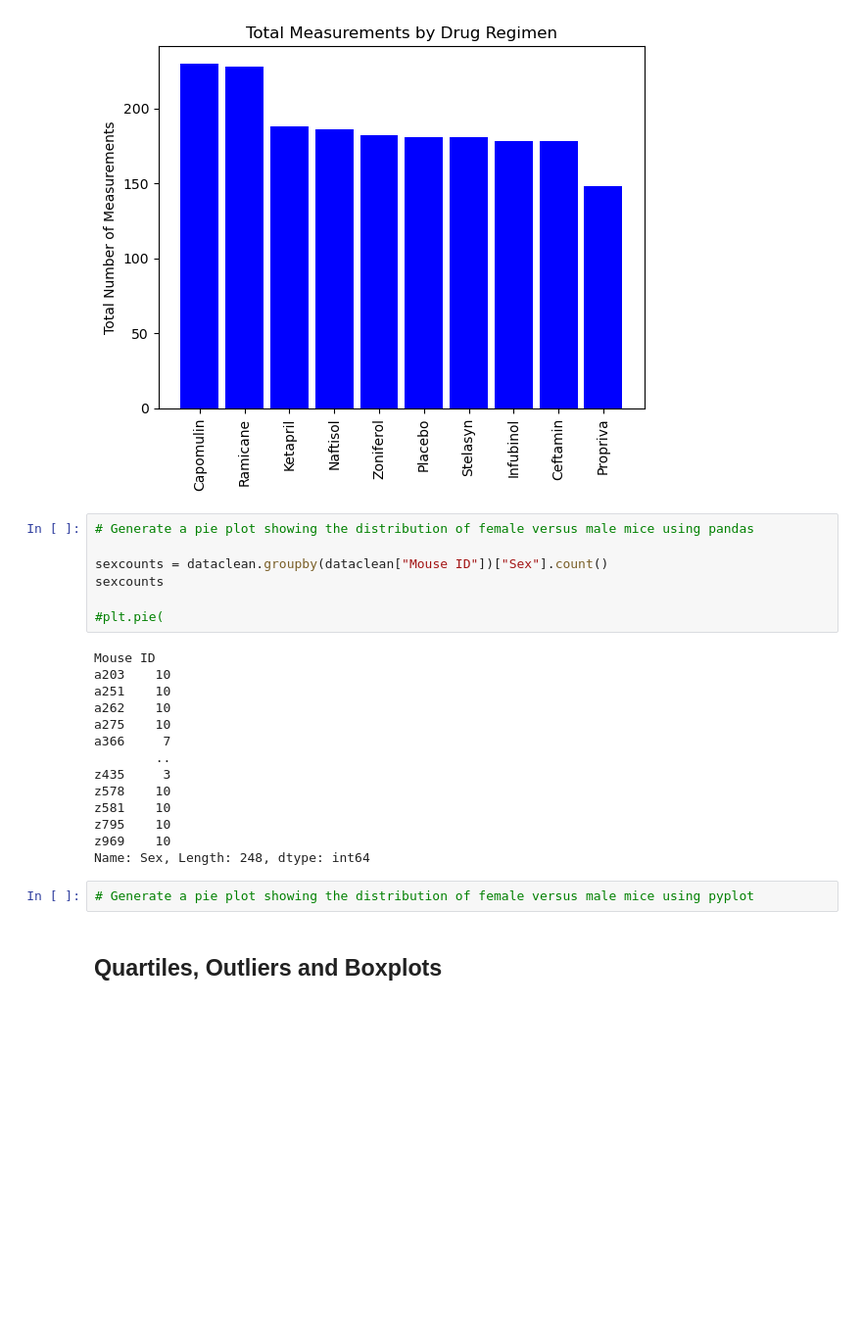
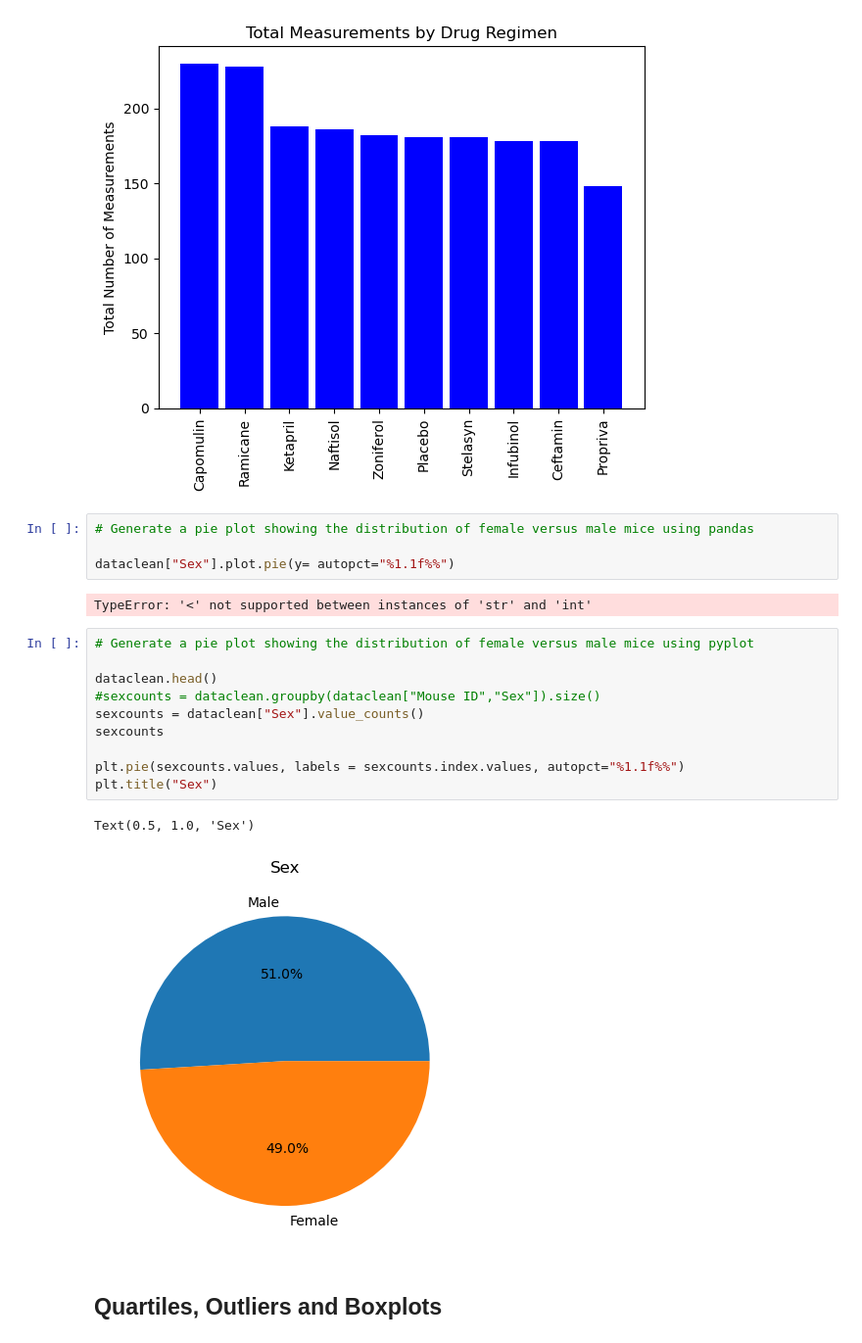
Before and after one commit to mccainjl/matplotlib-challenge, a Jupyter notebook: pymaceuticals_starter.ipynb, the cells around one changed output. Shown at 98% size. Drawn from its saved outputs; the diff is of its cells as text; blank space fills up the shorter version.

Commit message:
pie plots done

```diff
--- a/pymaceuticals_starter.ipynb
+++ b/pymaceuticals_starter.ipynb
@@ -156,26 +156,22 @@ plt.show()
 # %%
 # Generate a pie plot showing the distribution of female versus male mice using pandas
 
-sexcounts = dataclean.groupby(dataclean["Mouse ID"])["Sex"].count()
-sexcounts
-
-#plt.pie(
+dataclean["Sex"].plot.pie(y= autopct="%1.1f%%")
 # %% [output]
-Mouse ID
-a203    10
-a251    10
-a262    10
-a275    10
-a366     7
-        ..
-z435     3
-z578    10
-z581    10
-z795    10
-z969    10
-Name: Sex, Length: 248, dtype: int64
+TypeError: '<' not supported between instances of 'str' and 'int'
 # %%
 # Generate a pie plot showing the distribution of female versus male mice using pyplot
+
+dataclean.head()
+#sexcounts = dataclean.groupby(dataclean["Mouse ID","Sex"]).size()
+sexcounts = dataclean["Sex"].value_counts()
+sexcounts
+
+plt.pie(sexcounts.values, labels = sexcounts.index.values, autopct="%1.1f%%")
+plt.title("Sex")
+# %% [output]
+Text(0.5, 1.0, 'Sex')
+[figure, added]
 # %% [markdown]
 ## Quartiles, Outliers and Boxplots
 # %%
```
